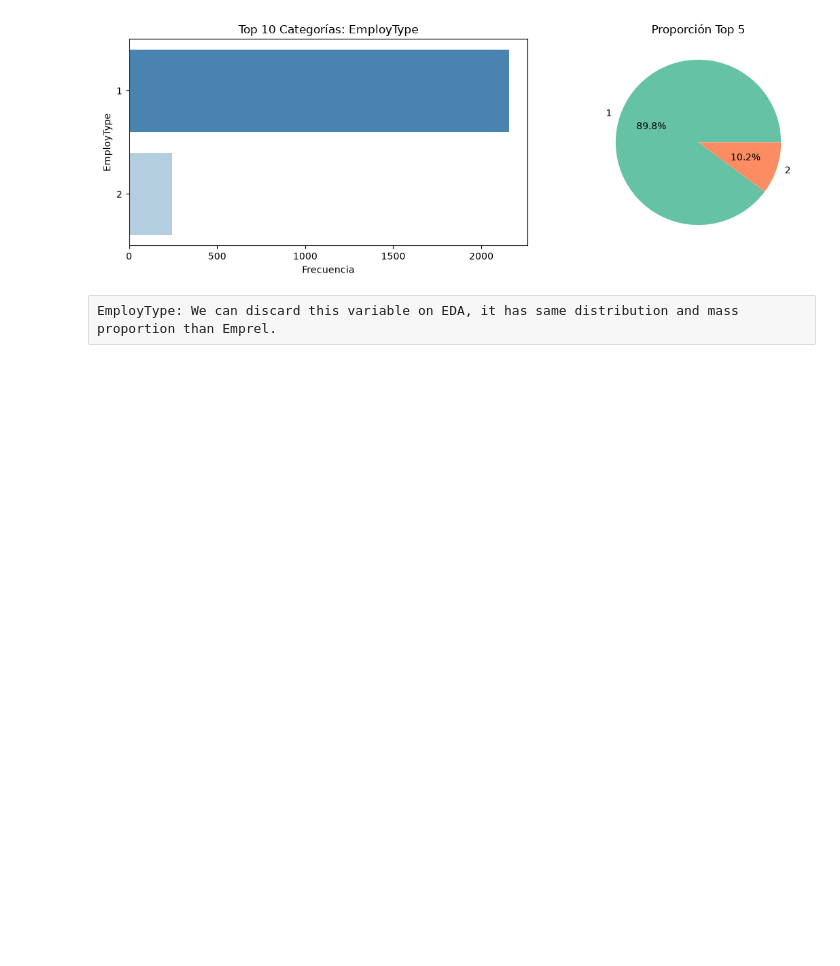
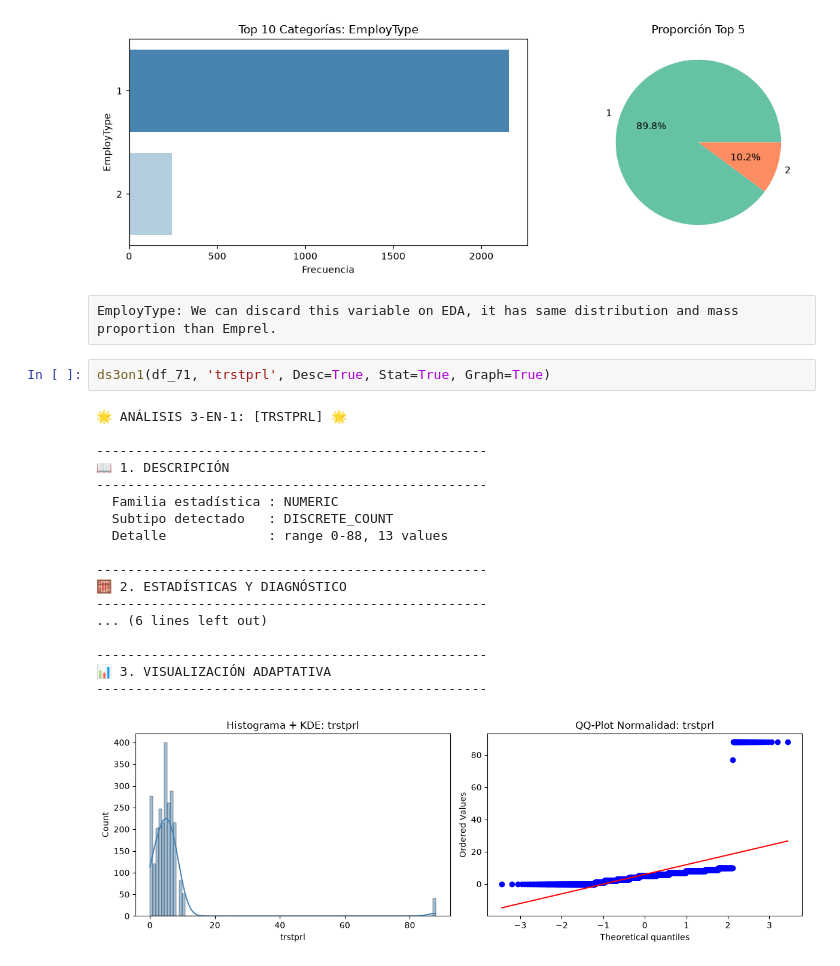
Before and after one commit to JosBerGon34/DataScienceCourse, a Jupyter notebook: notebooks/Ex7.1.ipynb, the cells around one changed output. Cells and saved outputs as stored; diff of their text form; blank space fills up the shorter version.

```diff
--- a/notebooks/Ex7.1.ipynb
+++ b/notebooks/Ex7.1.ipynb
@@ -398,3 +417,24 @@ Passing `palette` without assigning `hue` is deprecated and will be removed in v
 [figure]
 # %% [raw]
 EmployType: We can discard this variable on EDA, it has same distribution and mass proportion than Emprel.
+# %%
+ds3on1(df_71, 'trstprl', Desc=True, Stat=True, Graph=True)
+# %% [output]
+🌟 ANÁLISIS 3-EN-1: [TRSTPRL] 🌟
+
+--------------------------------------------------
+📖 1. DESCRIPCIÓN
+--------------------------------------------------
+  Familia estadística : NUMERIC
+  Subtipo detectado   : DISCRETE_COUNT
+  Detalle             : range 0-88, 13 values
+
+--------------------------------------------------
+🧮 2. ESTADÍSTICAS Y DIAGNÓSTICO
+--------------------------------------------------
+... (6 lines left out)
+
+--------------------------------------------------
+📊 3. VISUALIZACIÓN ADAPTATIVA
+--------------------------------------------------
+[figure, added]
```
Also changed, not shown: parts of 31 cells of this notebook.
